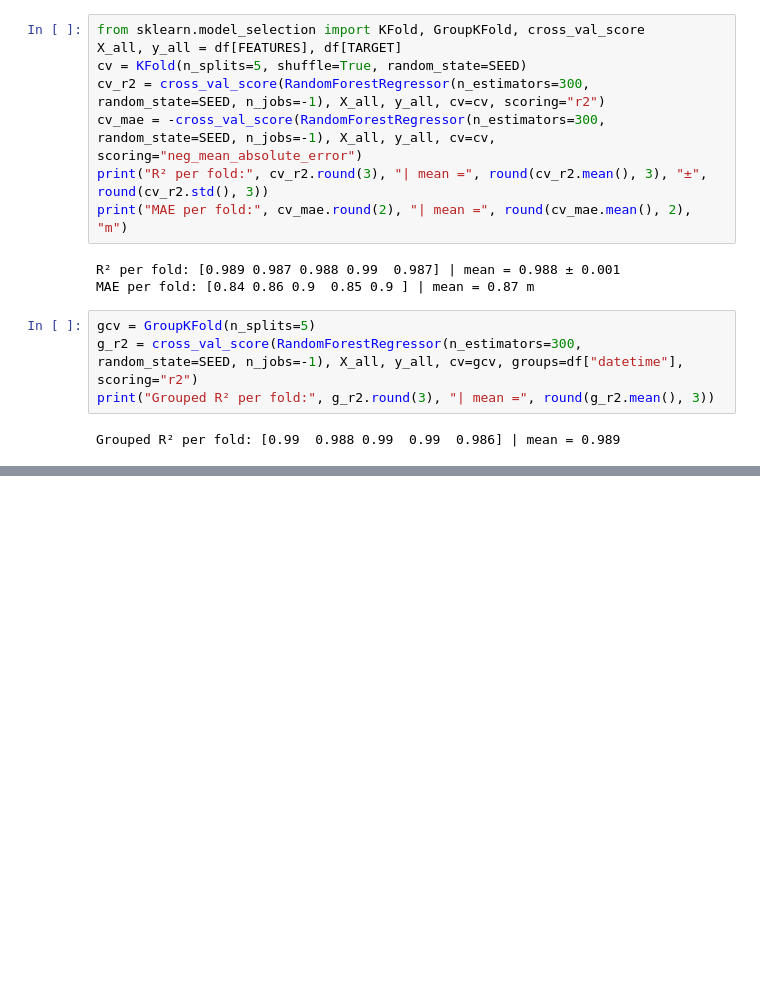
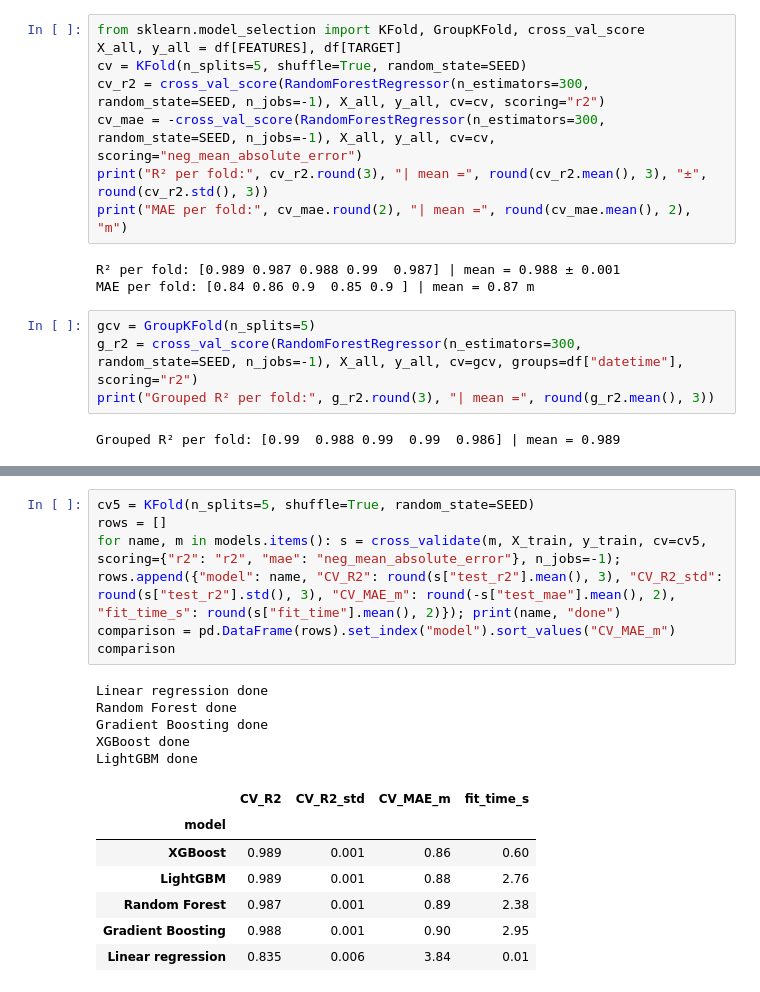
Before and after one commit to ShiharaXcor/AI-Driven-Drone-System-for-Precision-Spraying-in-Sri-Lankan-Tea-Plantations-J26-DS-346, a Jupyter notebook: component2_wind_spraying/drift_model/model_experiments.ipynb, the cells around one changed output, grey strips where cells are left out. Saved outputs shown, nothing was run; the diff lists cells and outputs as text; blank space fills up the shorter version.

```diff
--- a/component2_wind_spraying/drift_model/model_experiments.ipynb
+++ b/component2_wind_spraying/drift_model/model_experiments.ipynb
@@ -120,0 +176,19 @@ Grouped R² per fold: [0.99  0.988 0.99  0.99  0.986] | mean = 0.989
+# %%
+cv5 = KFold(n_splits=5, shuffle=True, random_state=SEED)
+rows = []
+for name, m in models.items(): s = cross_validate(m, X_train, y_train, cv=cv5, scoring={"r2": "r2", "mae": "neg_mean_absolute_error"}, n_jobs=-1); rows.append({"model": name, "CV_R2": round(s["test_r2"].mean(), 3), "CV_R2_std": round(s["test_r2"].std(), 3), "CV_MAE_m": round(-s["test_mae"].mean(), 2), "fit_time_s": round(s["fit_time"].mean(), 2)}); print(name, "done")
+comparison = pd.DataFrame(rows).set_index("model").sort_values("CV_MAE_m")
+comparison
+# %% [output]
+Linear regression done
+Random Forest done
+Gradient Boosting done
+XGBoost done
+LightGBM done
+|  | CV_R2 | CV_R2_std | CV_MAE_m | fit_time_s |
+| model |  |  |  |  |
+| XGBoost | 0.989 | 0.001 | 0.86 | 0.60 |
+| LightGBM | 0.989 | 0.001 | 0.88 | 2.76 |
+| Random Forest | 0.987 | 0.001 | 0.89 | 2.38 |
+| Gradient Boosting | 0.988 | 0.001 | 0.90 | 2.95 |
+| Linear regression | 0.835 | 0.006 | 3.84 | 0.01 |
```
Also changed, not shown: parts of 9 cells of this notebook.
